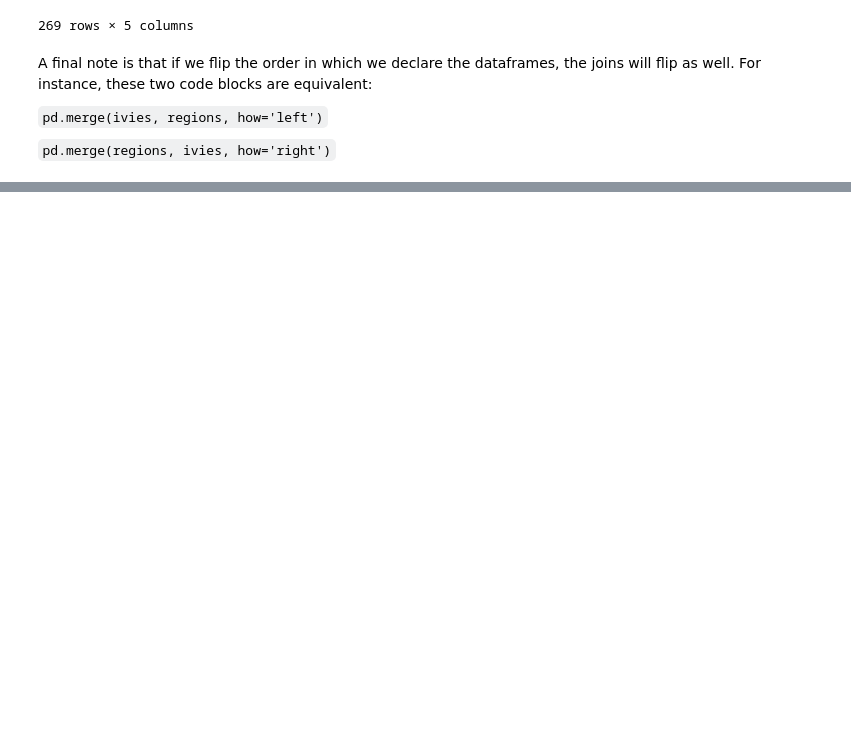
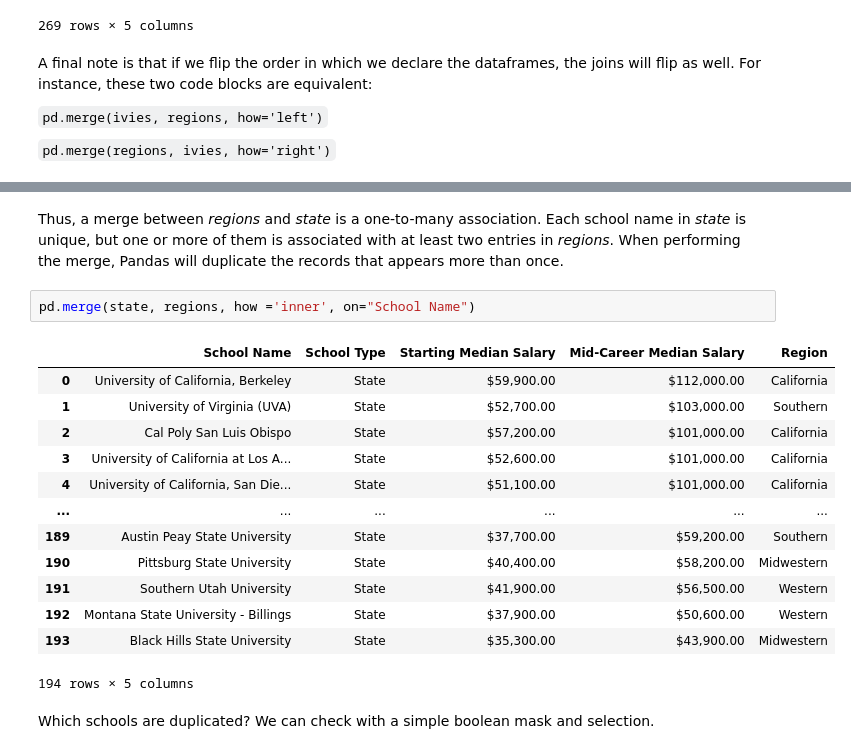
Before and after one commit to jgabunilas/pandas-bootcamp, a Jupyter notebook: Section6_Working_with_Multiple_DataFrames/Section6_Multiple_DataFrames.ipynb, the cells around one changed output, grey strips where cells are left out. Drawn from its saved outputs; the diff is of its cells as text; blank space fills up the shorter version.

```diff
--- a/Section6_Working_with_Multiple_DataFrames/Section6_Multiple_DataFrames.ipynb
+++ b/Section6_Working_with_Multiple_DataFrames/Section6_Multiple_DataFrames.ipynb
@@ -1360,0 +1468,20 @@ A final note is that if we flip the order in which we declare the dataframes, th
+# %% [markdown]
+Thus, a merge between *regions* and *state* is a one-to-many association. Each school name in *state* is unique, but one or more of them is associated with at least two entries in *regions*. When performing the merge, Pandas will duplicate the records that appears more than once.
+# %%
+pd.merge(state, regions, how ='inner', on="School Name")
+# %% [output]
+|  | School Name | School Type | Starting Median Salary | Mid-Career Median Salary | Region |
+| 0 | University of California, Berkeley | State | $59,900.00 | $112,000.00 | California |
+| 1 | University of Virginia (UVA) | State | $52,700.00 | $103,000.00 | Southern |
+| 2 | Cal Poly San Luis Obispo | State | $57,200.00 | $101,000.00 | California |
+| 3 | University of California at Los A... | State | $52,600.00 | $101,000.00 | California |
+| 4 | University of California, San Die... | State | $51,100.00 | $101,000.00 | California |
+| ... | ... | ... | ... | ... | ... |
+| 189 | Austin Peay State University | State | $37,700.00 | $59,200.00 | Southern |
+| 190 | Pittsburg State University | State | $40,400.00 | $58,200.00 | Midwestern |
+| 191 | Southern Utah University | State | $41,900.00 | $56,500.00 | Western |
+| 192 | Montana State University - Billings | State | $37,900.00 | $50,600.00 | Western |
+| 193 | Black Hills State University | State | $35,300.00 | $43,900.00 | Midwestern |
+194 rows × 5 columns
+# %% [markdown]
+Which schools are duplicated? We can check with a simple boolean mask and selection.
```
Also changed, not shown: parts of 23 cells of this notebook.
